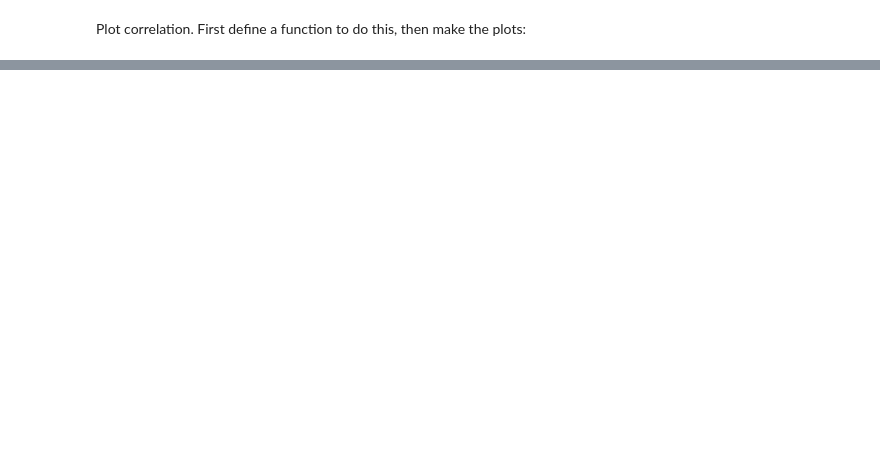
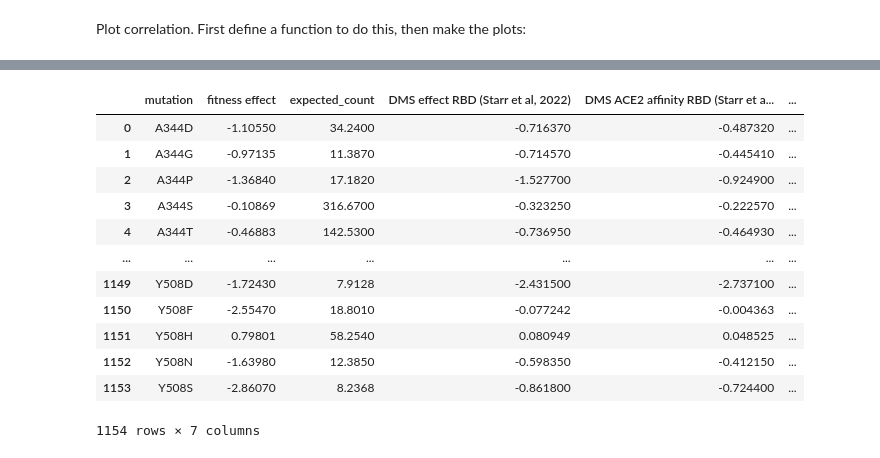
Before and after one commit to jbloomlab/SARS2-mut-fitness, a Jupyter notebook: notebooks/fitness_dms_corr.py.ipynb, the cells around one changed output, grey strips where cells are left out. Drawn from its saved outputs; the diff is of its cells as text; code cells hidden in the pictures; blank space fills up the shorter version.

Commit message:
correlate spike with current and Neher estimates

```diff
--- a/notebooks/fitness_dms_corr.py.ipynb
+++ b/notebooks/fitness_dms_corr.py.ipynb
@@ -283,6 +298,10 @@ for dms_dataset, dms_df in dms_dataset_dfs.items():
 
     dms_config = dms_datasets[dms_dataset]
     gene = dms_config["gene"]
+
+    if gene != "S":
+        continue  # we only have Neher estimates for spike
+
     desc = dms_config["description"]
     print(f"\nAnalyzing {dms_dataset=} for {gene=}")
     if "filter_cols" in dms_config:
@@ -312,7 +331,7 @@ for dms_dataset, dms_df in dms_dataset_dfs.items():
         [["site", "aa", "fitness", "expected_count"]]
     )
 
-    corr_df = (
+    corr_df_wide = (
         dms_df
         .merge(
             gene_fitness.rename(
@@ -348,6 +367,17 @@ for dms_dataset, dms_df in dms_dataset_dfs.items():
         )
         [["mutation", "fitness_effect", "expected_count", *dms_cols.values()]]
         .rename(columns={"fitness_effect": "fitness effect"})
+    )
+
+    if gene == "S":
+        corr_df_wide = corr_df_wide.merge(
+            neher_fitness
+            [["mutation", "aa_fitness"]]
+            .rename(columns={"aa_fitness": "Neher fitness effect"})
+        )
+
+    corr_df = (
+        corr_df_wide
         .melt(
             id_vars=["mutation", "expected_count"],
             var_name="subset",
@@ -362,2 +412,16 @@ help(alt.Chart.transform_regression)
 # %%
-corr_df["subset"].unique()
+corr_df_wide.merge(neher_fitness[["mutation", "aa_fitness"]].rename(columns={"aa_fitness": "Neher fitness effect"}))
+# %% [output]
+|  | mutation | fitness effect | expected_count | DMS effect RBD (Starr et al, 2022) | DMS ACE2 affinity RBD (Starr et a... | ... |
+| 0 | A344D | -1.10550 | 34.2400 | -0.716370 | -0.487320 | ... |
+| 1 | A344G | -0.97135 | 11.3870 | -0.714570 | -0.445410 | ... |
+| 2 | A344P | -1.36840 | 17.1820 | -1.527700 | -0.924900 | ... |
+| 3 | A344S | -0.10869 | 316.6700 | -0.323250 | -0.222570 | ... |
+| 4 | A344T | -0.46883 | 142.5300 | -0.736950 | -0.464930 | ... |
+| ... | ... | ... | ... | ... | ... | ... |
+| 1149 | Y508D | -1.72430 | 7.9128 | -2.431500 | -2.737100 | ... |
+| 1150 | Y508F | -2.55470 | 18.8010 | -0.077242 | -0.004363 | ... |
+| 1151 | Y508H | 0.79801 | 58.2540 | 0.080949 | 0.048525 | ... |
+| 1152 | Y508N | -1.63980 | 12.3850 | -0.598350 | -0.412150 | ... |
+| 1153 | Y508S | -2.86070 | 8.2368 | -0.861800 | -0.724400 | ... |
+1154 rows × 7 columns
```
Also changed, not shown: parts of 6 cells of this notebook.
